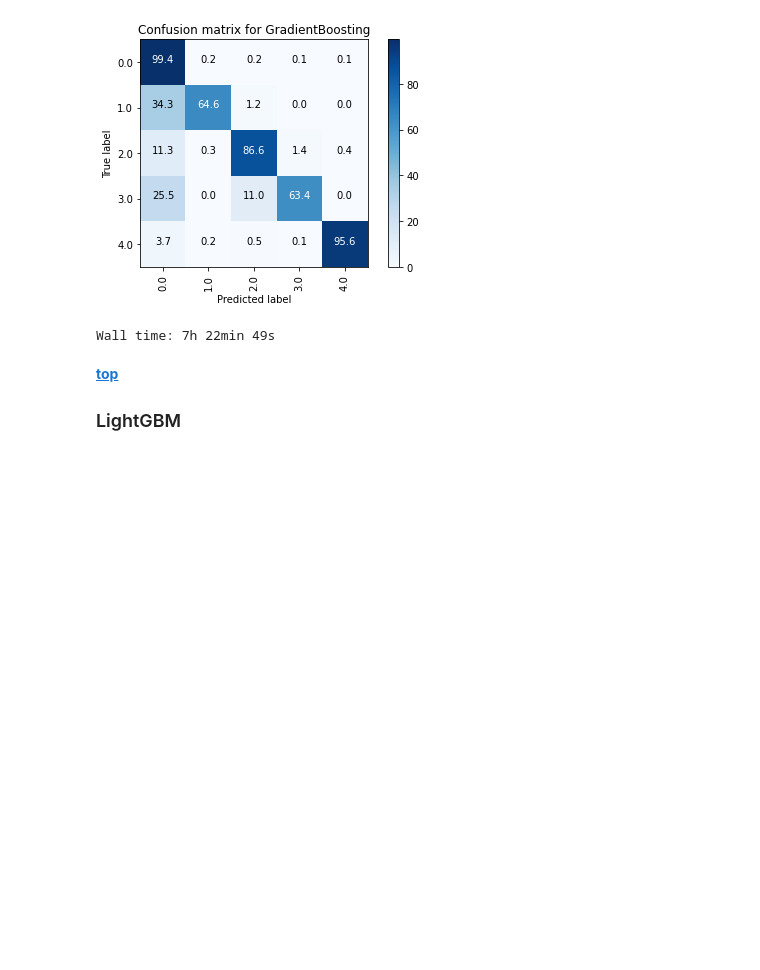
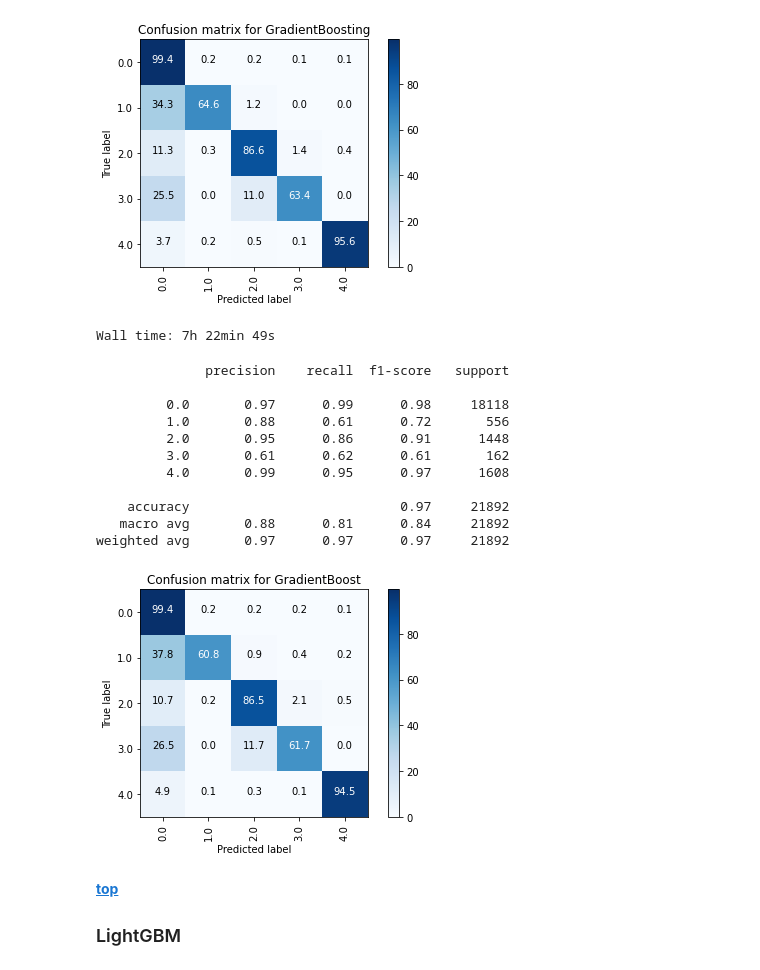
Before and after one commit to nastiag67/ecgn, a Jupyter notebook: README.ipynb, the cells around one changed output. Saved outputs shown, nothing was run; the diff lists cells and outputs as text; code cells hidden in the pictures; blank space fills up the shorter version.

```diff
--- a/README.ipynb
+++ b/README.ipynb
@@ -456,6 +514,22 @@ Accuracy on train data: 0.9425
 Accuracy on test data: 0.9718
 [figure]
 Wall time: 7h 22min 49s
+# %%
+# check the metrics on testing dataset
+mt.metrics_report(model_gb, 'GradientBoost', X_test, y_test, y_train, data='test')
+# %% [output]
+              precision    recall  f1-score   support
+
+         0.0       0.97      0.99      0.98     18118
+         1.0       0.88      0.61      0.72       556
+         2.0       0.95      0.86      0.91      1448
+         3.0       0.61      0.62      0.61       162
+         4.0       0.99      0.95      0.97      1608
+
+    accuracy                           0.97     21892
+   macro avg       0.88      0.81      0.84     21892
+weighted avg       0.97      0.97      0.97     21892
+[figure, added]
 # %% [markdown]
 __[top](#Contents)__
 
```
Also changed, not shown: parts of 30 cells of this notebook, 51 other files.
